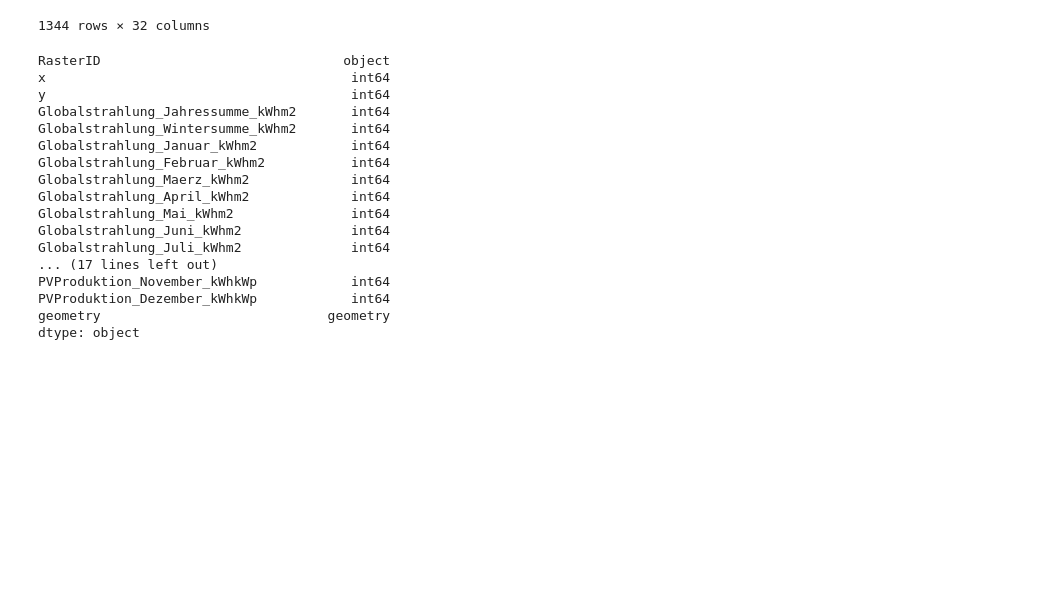
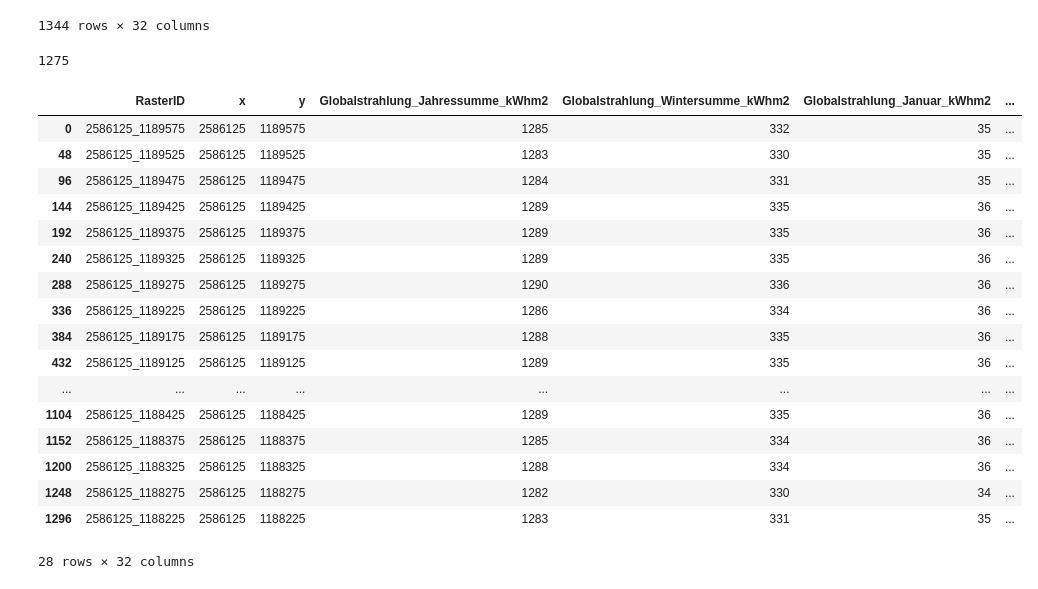
Before and after one commit to nrohrbach/Strahlung_Barchart, a Jupyter notebook: Strahlung_Barchart.ipynb, the cells around one changed output. Saved outputs shown, nothing was run; the diff lists cells and outputs as text; code cells hidden in the pictures; blank space fills up the shorter version.

```diff
--- a/Strahlung_Barchart.ipynb
+++ b/Strahlung_Barchart.ipynb
@@ -25,4 +27,8 @@ dfNeigung0
 | 1342 | 2588425_1188225 | 2588425 | 1188225 | 1283 | 335 | 36 | ... |
 | 1343 | 2588475_1188225 | 2588475 | 1188225 | 1250 | 306 | 29 | ... |
 1344 rows × 32 columns
+# %%
+dfNeigung0.loc[1, 'Globalstrahlung_Jahressumme_kWhm2']
+# %% [output]
+1275
 # %%
@@ -30,23 +36,24 @@ dfTest = dfNeigung0.query("RasterID == '2586125_1189575'")
 # %%
-dfTest.dtypes
+dfTest
 # %% [output]
+|  | RasterID | x | y | Globalstrahlung_Jahressumme_kWhm2 | Globalstrahlung_Wintersumme_kWhm2 | Globalstrahlung_Januar_kWhm2 | ... |
+| 0 | 2586125_1189575 | 2586125 | 1189575 | 1285 | 332 | 35 | ... |
+| 48 | 2586125_1189525 | 2586125 | 1189525 | 1283 | 330 | 35 | ... |
+| 96 | 2586125_1189475 | 2586125 | 1189475 | 1284 | 331 | 35 | ... |
+| 144 | 2586125_1189425 | 2586125 | 1189425 | 1289 | 335 | 36 | ... |
+| 192 | 2586125_1189375 | 2586125 | 1189375 | 1289 | 335 | 36 | ... |
+| 240 | 2586125_1189325 | 2586125 | 1189325 | 1289 | 335 | 36 | ... |
+| 288 | 2586125_1189275 | 2586125 | 1189275 | 1290 | 336 | 36 | ... |
+| 336 | 2586125_1189225 | 2586125 | 1189225 | 1286 | 334 | 36 | ... |
+| 384 | 2586125_1189175 | 2586125 | 1189175 | 1288 | 335 | 36 | ... |
+| 432 | 2586125_1189125 | 2586125 | 1189125 | 1289 | 335 | 36 | ... |
+| ... | ... | ... | ... | ... | ... | ... | ... |
+| 1104 | 2586125_1188425 | 2586125 | 1188425 | 1289 | 335 | 36 | ... |
+| 1152 | 2586125_1188375 | 2586125 | 1188375 | 1285 | 334 | 36 | ... |
+| 1200 | 2586125_1188325 | 2586125 | 1188325 | 1288 | 334 | 36 | ... |
+| 1248 | 2586125_1188275 | 2586125 | 1188275 | 1282 | 330 | 34 | ... |
+| 1296 | 2586125_1188225 | 2586125 | 1188225 | 1283 | 331 | 35 | ... |
-RasterID                               object
-x                                       int64
-y                                       int64
-Globalstrahlung_Jahressumme_kWhm2       int64
-Globalstrahlung_Wintersumme_kWhm2       int64
-Globalstrahlung_Januar_kWhm2            int64
-Globalstrahlung_Februar_kWhm2           int64
-Globalstrahlung_Maerz_kWhm2             int64
-Globalstrahlung_April_kWhm2             int64
-Globalstrahlung_Mai_kWhm2               int64
-Globalstrahlung_Juni_kWhm2              int64
-Globalstrahlung_Juli_kWhm2              int64
-... (17 lines left out)
-PVProduktion_November_kWhkWp            int64
-PVProduktion_Dezember_kWhkWp            int64
-geometry                             geometry
-dtype: object
+28 rows × 32 columns
 # %%
 #Fill array names. Add new year
 names = []
```
Also changed, not shown: parts of 5 cells of this notebook.
